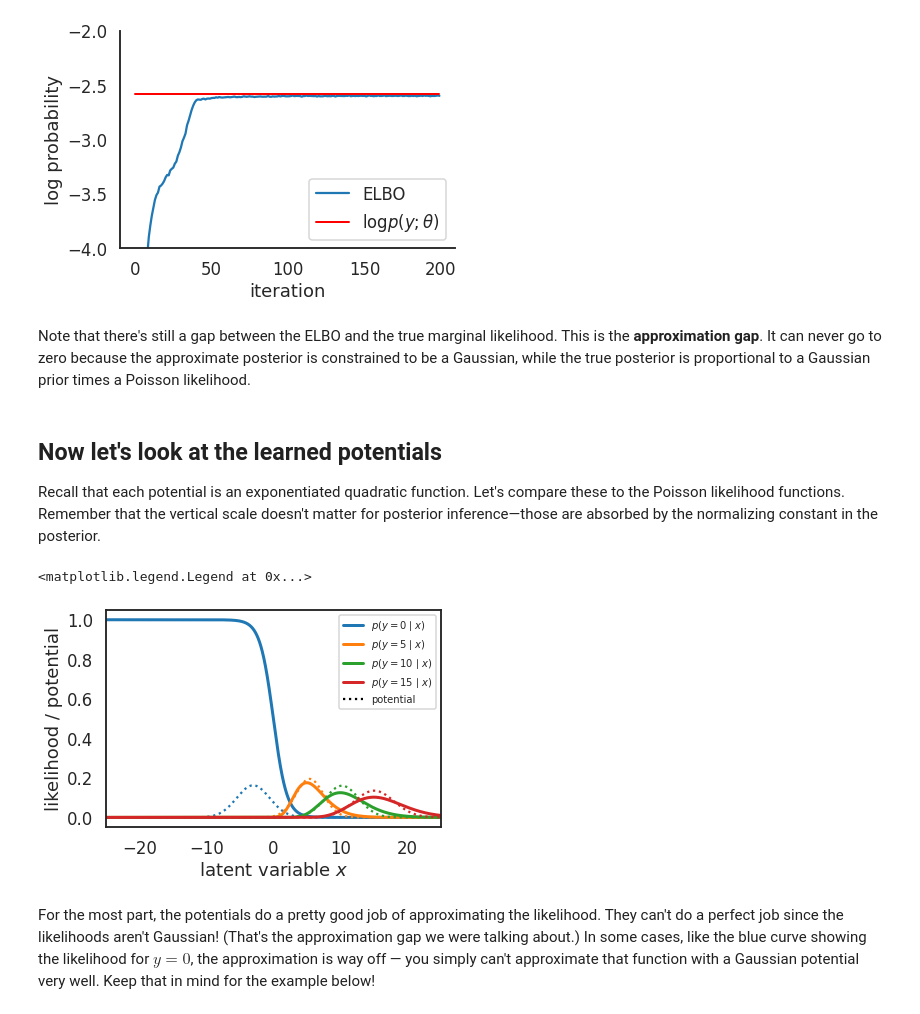
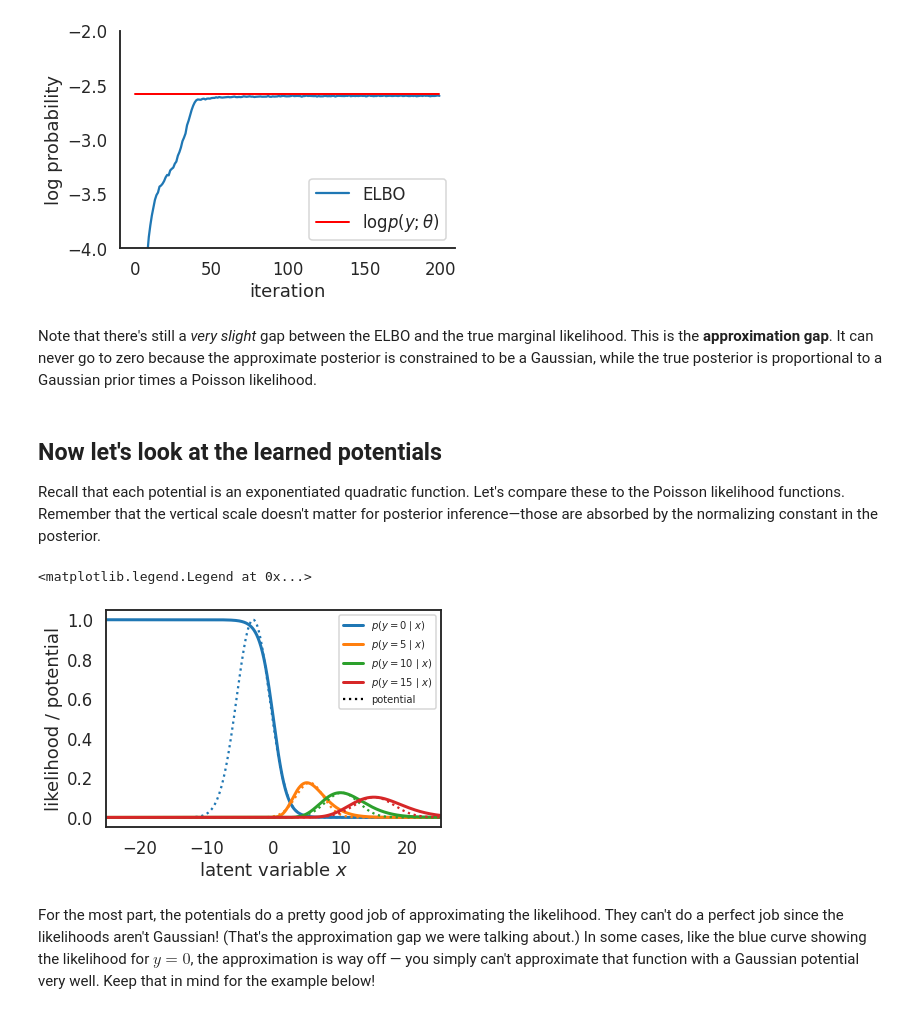
Before and after one commit to lindermanlab/hackathons, a Jupyter notebook: notebooks/Structured_Variational_Autoencoders.ipynb, the cells around one changed output. Drawn from its saved outputs; the diff is of its cells as text; code cells hidden in the pictures.

Commit message:
Updated the SVAE notebook

```diff
--- a/notebooks/Structured_Variational_Autoencoders.ipynb
+++ b/notebooks/Structured_Variational_Autoencoders.ipynb
@@ -426,7 +459,19 @@ In this example, the SVAE just boils down to a regular old VAE but with a slight
 # %%
 class NormalPoissonSVAE(SVAE):
 
-    def __init__(self, prior_params):
+    def __init__(self, prior_params, hidden_size=50):
+        # Define the recognition network.
+        # We implement the functions as a split output of a 1-layer MLP
+        # https://github.com/google/jax/blob/master/jax/experimental/README.md#neural-net-building-with-stax
+        self.init_recognize, self._recognize = serial(
+            Dense(hidden_size),
+            Relu,
+            FanOut(2),
+            parallel(
+                Dense(1),
+                serial(Dense(1), Softplus)
+                )
+            )
         self.prior_params = prior_params
 
     # Define the generative model
@@ -449,20 +494,7 @@ class NormalPoissonSVAE(SVAE):
         return np.exp(logsumexp(lps + np.log(dx), axis=0))
 
     def init_parameters(self, rng, data=None):
-        # Define the recognition network.
-        # We implement the functions as a split output of a 1-layer MLP
-        # https://github.com/google/jax/blob/master/jax/experimental/README.md#neural-net-building-with-stax
-        init_recognize, _recognize = serial(
-            Dense(50),
-            Relu,
-            FanOut(2),
-            parallel(
-                Dense(1),
-                serial(Dense(1), Softplus)
-                )
-            )
-        _, recognition_params = init_recognize(rng, input_shape=(-1, 1))
-        self._recognize = _recognize
+        _, recognition_params = self.init_recognize(rng, input_shape=(-1, 1))
         # We don't have decoder parameters for the simple Gaussian Poisson model
         decoder_params = None
         return self.prior_params, recognition_params, decoder_params
@@ -539,7 +571,7 @@ sns.despine()
 # %% [output]
 [figure]
 # %% [markdown]
-Note that there's still a gap between the ELBO and the true marginal likelihood.  This is the **approximation gap**. It can never go to zero because the approximate posterior is constrained to be a Gaussian, while the true posterior is proportional to a Gaussian prior times a Poisson likelihood.
+Note that there's still a _very slight_ gap between the ELBO and the true marginal likelihood.  This is the **approximation gap**. It can never go to zero because the approximate posterior is constrained to be a Gaussian, while the true posterior is proportional to a Gaussian prior times a Poisson likelihood.
 # %% [markdown]
 ## Now let's look at the learned potentials
 
@@ -547,26 +579,29 @@ Recall that each potential is an exponentiated quadratic function.  Let's compar
 # %%
 # Compute the approximate potentials given various values of y
 xs = np.linspace(-25, 25, 10000)
 ys_to_plot = np.array([0, 5, 10, 15])
 for y in ys_to_plot:
     # First plot the (normalized) likelihood
     lkhd = svae.decode(decoder_params, xs).prob(y)
     h = plt.plot(xs, lkhd, '-', lw=3, label="$p(y={} \mid x)$".format(y))[0]
 
     # Then plot the learned potential
-    psi = svae.recognize(recognition_params, y).prob(xs)
+    # Scaled such that the maximum value is 1
+    potential = svae.recognize(recognition_params, y)
+    psi = potential.prob(xs)
+    psi *= np.max(lkhd) / np.max(psi)
     plt.plot(xs, psi, ':', color=h.get_color())
 
 # Plot sum dummy lines for the potentials
 plt.plot([0], [0], ':k', label="potential")
 
 plt.xlim(-25, 25)
 plt.xlabel("latent variable $x$")
 plt.ylabel("likelihood / potential")
 plt.legend(fontsize=10, loc="upper right")
 # %% [output]
 <matplotlib.legend.Legend at 0x...>
-[figure, old version]
+[figure, new version]
 # %% [markdown]
 For the most part, the potentials do a pretty good job of approximating the likelihood.  They can't do a perfect job since the likelihoods aren't Gaussian! (That's the approximation gap we were talking about.) In some cases, like the blue curve showing the likelihood for $y=0$, the approximation is way off &mdash; you simply can't approximate that function with a Gaussian potential very well. Keep that in mind for the example below!
 # %% [markdown]
```
Also changed, not shown: parts of 26 cells of this notebook.
